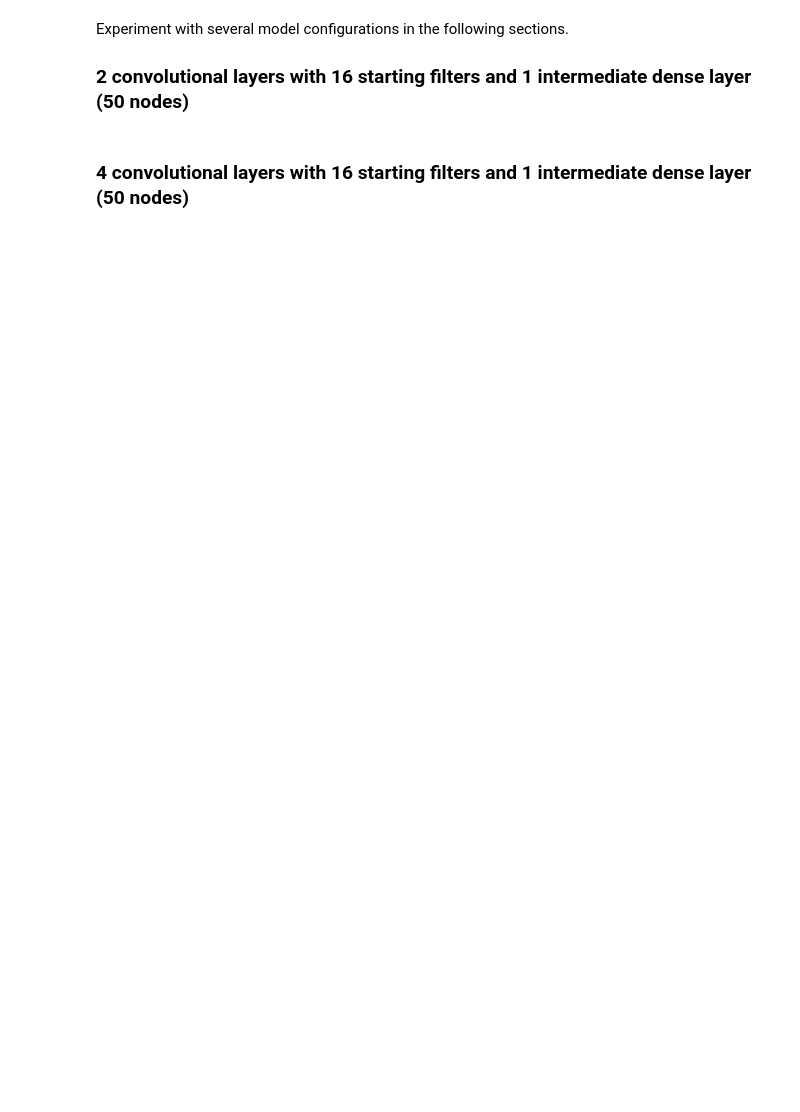
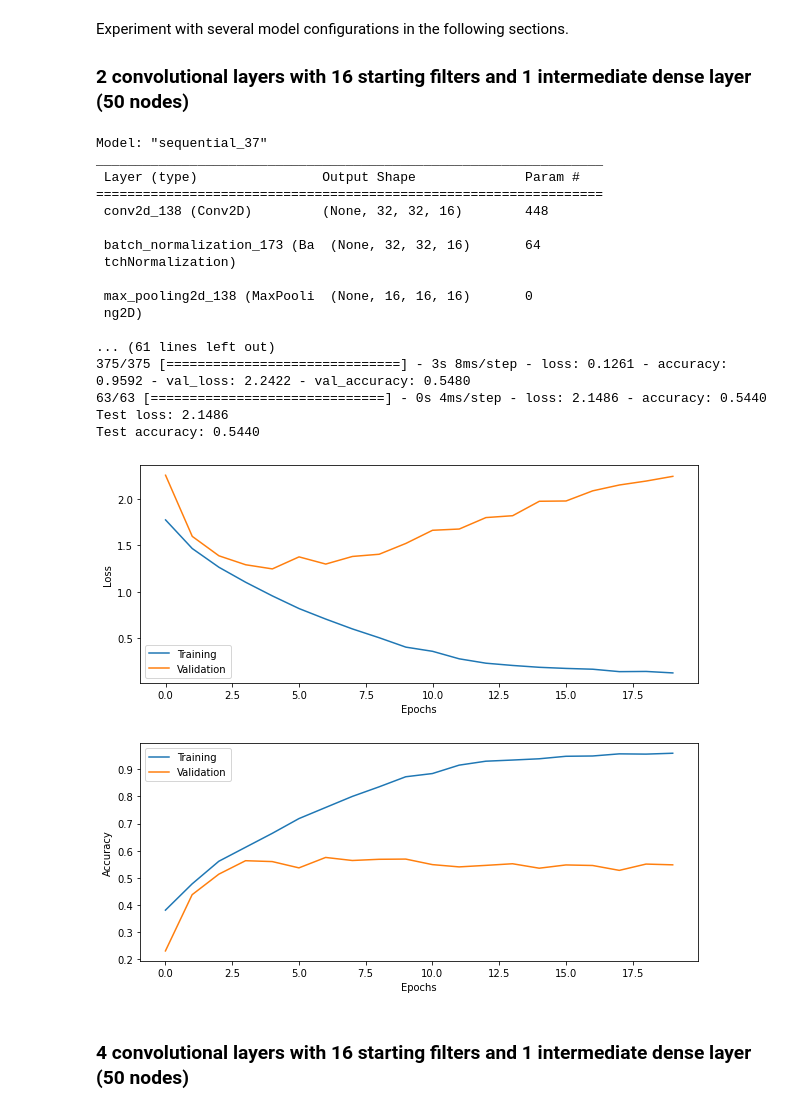
Before and after one commit to njmurov-ux/DLLabs, a Jupyter notebook: Lab 3/CNN_Lab.ipynb, the cells around one changed output. Cells and saved outputs as stored; diff of their text form; code cells hidden in the pictures; blank space fills up the shorter version.

```diff
--- a/Lab 3/CNN_Lab.ipynb
+++ b/Lab 3/CNN_Lab.ipynb
@@ -530,23 +537,59 @@ Experiment with several model configurations in the following sections.
 # %%
 # --------------------------------------------
 # === Your code here =========================
 # --------------------------------------------
 
 # Build and train model
-model1 = ???
+model1 = build_CNN(
+    input_shape=Xtrain.shape[1:],
+    loss=loss,
+    n_conv_layers=2,
+    n_filters=16,
+    n_dense_layers=1,
+    n_nodes=50,
+    optimizer="adam",
+    learning_rate=1e-3,
+    print_summary=True
+)
 
-history1 = ???
+history1 = model1.fit(
+    Xtrain, Ytrain,
+    batch_size=batch_size,
+    epochs=epochs,
+    validation_data=(Xval, Yval),
+    verbose=1
+)
 
 # Evaluate model on test data
-score = ???
+score = model1.evaluate(Xtest, Ytest, verbose=1)
 
 # ============================================
 
 print('Test loss: %.4f' % score[0])
 print('Test accuracy: %.4f' % score[1])
 
 # Plot the history from the training run
 plot_results(history1)
+# %% [output]
+Model: "sequential_37"
+_________________________________________________________________
+ Layer (type)                Output Shape              Param #
+=================================================================
+ conv2d_138 (Conv2D)         (None, 32, 32, 16)        448
+
+ batch_normalization_173 (Ba  (None, 32, 32, 16)       64
+ tchNormalization)
+
+ max_pooling2d_138 (MaxPooli  (None, 16, 16, 16)       0
+ ng2D)
+
+... (61 lines left out)
+375/375 [==============================] - 3s 8ms/step - loss: 0.1261 - accuracy: 0.9592 - val_loss: 2.2422 - val_accuracy: 0.5480
+63/63 [==============================] - 0s 4ms/step - loss: 2.1486 - accuracy: 0.5440
+Test loss: 2.1486
+Test accuracy: 0.5440
+[figure, added]
+[figure, added]
 # %% [markdown]
 ### 4 convolutional layers with 16 starting filters and 1 intermediate dense layer (50 nodes)
 # %%
```
Also changed, not shown: parts of 28 cells of this notebook, 1 other file.
